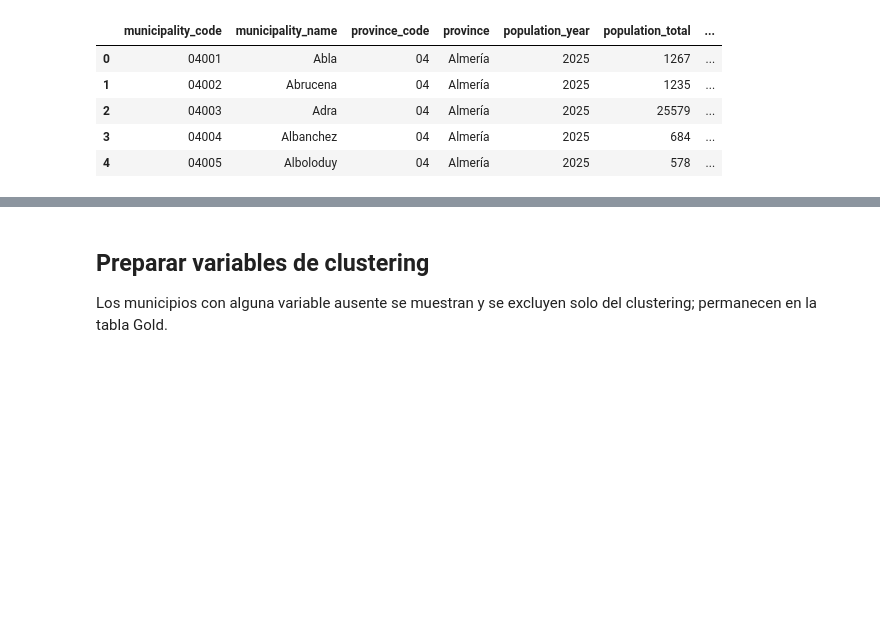
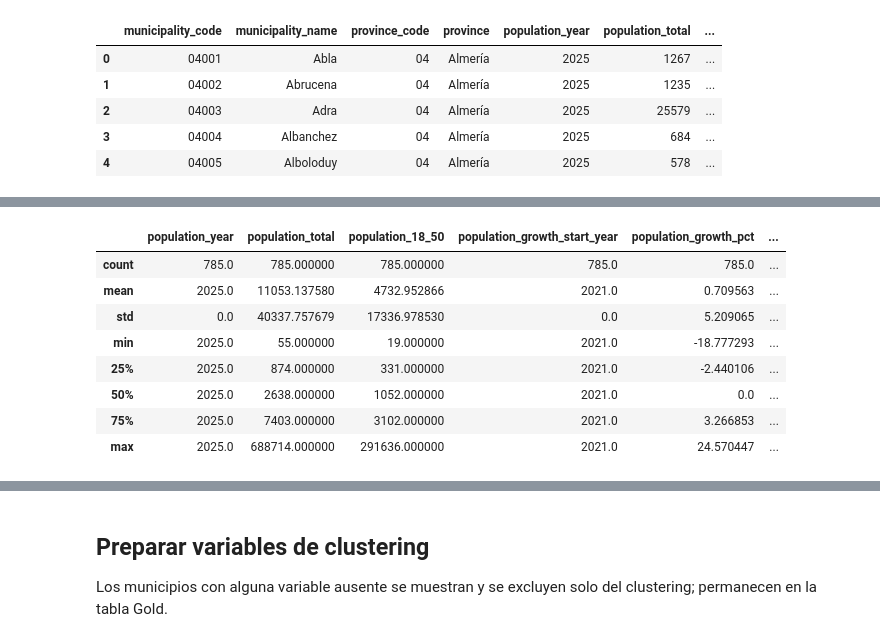
Before and after one commit to josejvega/market-expansion-sot, a Jupyter notebook: notebooks/03_modelo.ipynb, the cells around one changed output, grey strips where cells are left out. Saved outputs shown, nothing was run; the diff lists cells and outputs as text; code cells hidden in the pictures; blank space fills up the shorter version.

```diff
--- a/notebooks/03_modelo.ipynb
+++ b/notebooks/03_modelo.ipynb
@@ -98,0 +139,13 @@ Municipios en Gold: 785
+# %%
+# Describir poblacion
+gold.describe()
+# %% [output]
+|  | population_year | population_total | population_18_50 | population_growth_start_year | population_growth_pct | ... |
+| count | 785.0 | 785.000000 | 785.000000 | 785.0 | 785.0 | ... |
+| mean | 2025.0 | 11053.137580 | 4732.952866 | 2021.0 | 0.709563 | ... |
+| std | 0.0 | 40337.757679 | 17336.978530 | 0.0 | 5.209065 | ... |
+| min | 2025.0 | 55.000000 | 19.000000 | 2021.0 | -18.777293 | ... |
+| 25% | 2025.0 | 874.000000 | 331.000000 | 2021.0 | -2.440106 | ... |
+| 50% | 2025.0 | 2638.000000 | 1052.000000 | 2021.0 | 0.0 | ... |
+| 75% | 2025.0 | 7403.000000 | 3102.000000 | 2021.0 | 3.266853 | ... |
+| max | 2025.0 | 688714.000000 | 291636.000000 | 2021.0 | 24.570447 | ... |
```
Also changed, not shown: parts of 22 cells of this notebook, 4 other files.
